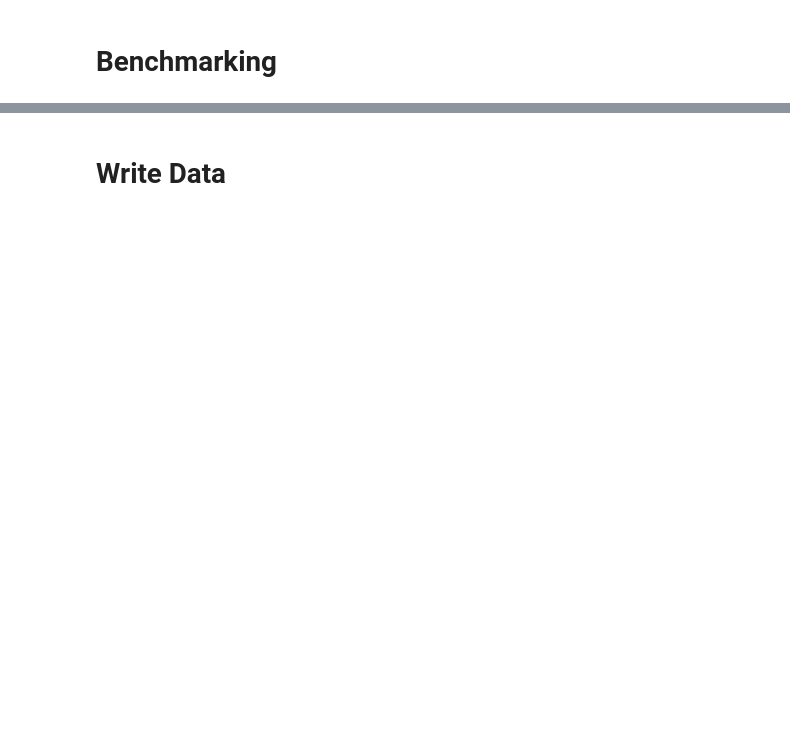
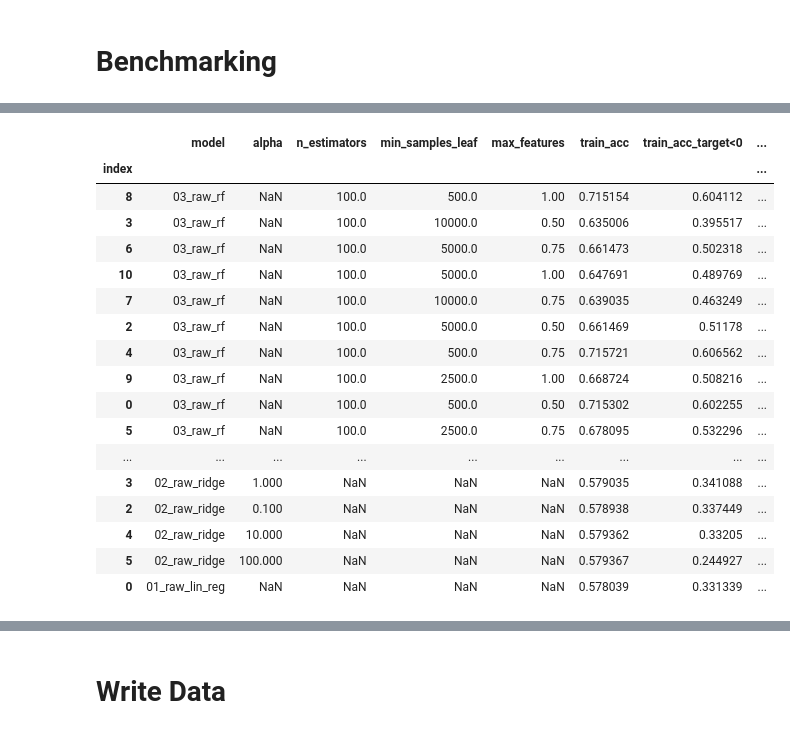
Before and after one commit to manualrg/dslab-ai-for-trading, a Jupyter notebook: alpha_factors/11_alphaml_regmodbuild.ipynb, the cells around one changed output, grey strips where cells are left out. Cells and saved outputs as stored; diff of their text form; code cells hidden in the pictures; blank space fills up the shorter version.

```diff
--- a/alpha_factors/11_alphaml_regmodbuild.ipynb
+++ b/alpha_factors/11_alphaml_regmodbuild.ipynb
@@ -132,3 +102,4 @@ rawridge_reg_parameters = ParameterGrid({
 # %%
 rid_reg_raw = Ridge()
 rid_raw_models, rid_raw_results = mle_utils.rf_train_val_grid_search(rid_reg_raw, rawridge_reg_parameters, X_train, y_train, X_valid, y_valid, kind='reg')
+rid_raw_results.insert(0, 'model', '02_raw_ridge')
@@ -165,3 +124,4 @@ rawrf_reg_parameters = ParameterGrid({
 # %%
 rf_reg_raw = RandomForestRegressor()
 rf_raw_models, rf_raw_results = mle_utils.rf_train_val_grid_search(rf_reg_raw, rawrf_reg_parameters, X_train, y_train, X_valid, y_valid, kind='reg')
+rf_raw_results.insert(0, 'model', '03_raw_rf')
@@ -253,3 +130,29 @@ rf_raw_results.sort_values(by='valid_score', ascending=True)
+# %%
+select_cols = ['model', 'alpha', 'n_estimators', 'min_samples_leaf', 'max_features',
+        'train_acc', 'train_acc_target<0', 'train_acc_target>0', 'train_pmean', 'train_score', 'oob_score',
+        'valid_acc','valid_acc_target<0', 'valid_acc_target>0', 'valid_pmean', 'valid_score']
+results_sum_df = pd.concat([lin_raw_results, rid_raw_results, rf_raw_results], axis=0)
+results_sum_df.index.name = 'index'
+results_sum_df[select_cols].sort_values(by=['model', 'valid_acc', 'valid_acc_target<0'], ascending=False)
+# %% [output]
+|  | model | alpha | n_estimators | min_samples_leaf | max_features | train_acc | train_acc_target<0 | ... |
+| index |  |  |  |  |  |  |  | ... |
+| 8 | 03_raw_rf | NaN | 100.0 | 500.0 | 1.00 | 0.715154 | 0.604112 | ... |
+| 3 | 03_raw_rf | NaN | 100.0 | 10000.0 | 0.50 | 0.635006 | 0.395517 | ... |
+| 6 | 03_raw_rf | NaN | 100.0 | 5000.0 | 0.75 | 0.661473 | 0.502318 | ... |
+| 10 | 03_raw_rf | NaN | 100.0 | 5000.0 | 1.00 | 0.647691 | 0.489769 | ... |
+| 7 | 03_raw_rf | NaN | 100.0 | 10000.0 | 0.75 | 0.639035 | 0.463249 | ... |
+| 2 | 03_raw_rf | NaN | 100.0 | 5000.0 | 0.50 | 0.661469 | 0.51178 | ... |
+| 4 | 03_raw_rf | NaN | 100.0 | 500.0 | 0.75 | 0.715721 | 0.606562 | ... |
+| 9 | 03_raw_rf | NaN | 100.0 | 2500.0 | 1.00 | 0.668724 | 0.508216 | ... |
+| 0 | 03_raw_rf | NaN | 100.0 | 500.0 | 0.50 | 0.715302 | 0.602255 | ... |
+| 5 | 03_raw_rf | NaN | 100.0 | 2500.0 | 0.75 | 0.678095 | 0.532296 | ... |
+| ... | ... | ... | ... | ... | ... | ... | ... | ... |
+| 3 | 02_raw_ridge | 1.000 | NaN | NaN | NaN | 0.579035 | 0.341088 | ... |
+| 2 | 02_raw_ridge | 0.100 | NaN | NaN | NaN | 0.578938 | 0.337449 | ... |
+| 4 | 02_raw_ridge | 10.000 | NaN | NaN | NaN | 0.579362 | 0.33205 | ... |
+| 5 | 02_raw_ridge | 100.000 | NaN | NaN | NaN | 0.579367 | 0.244927 | ... |
+| 0 | 01_raw_lin_reg | NaN | NaN | NaN | NaN | 0.578039 | 0.331339 | ... |
 # %%
 def get_champion(results_df,models_lst, criterion_col = 'valid_score', maximize=True):
     if maximize:
```
Also changed, not shown: parts of 40 cells of this notebook, 2 other files.
